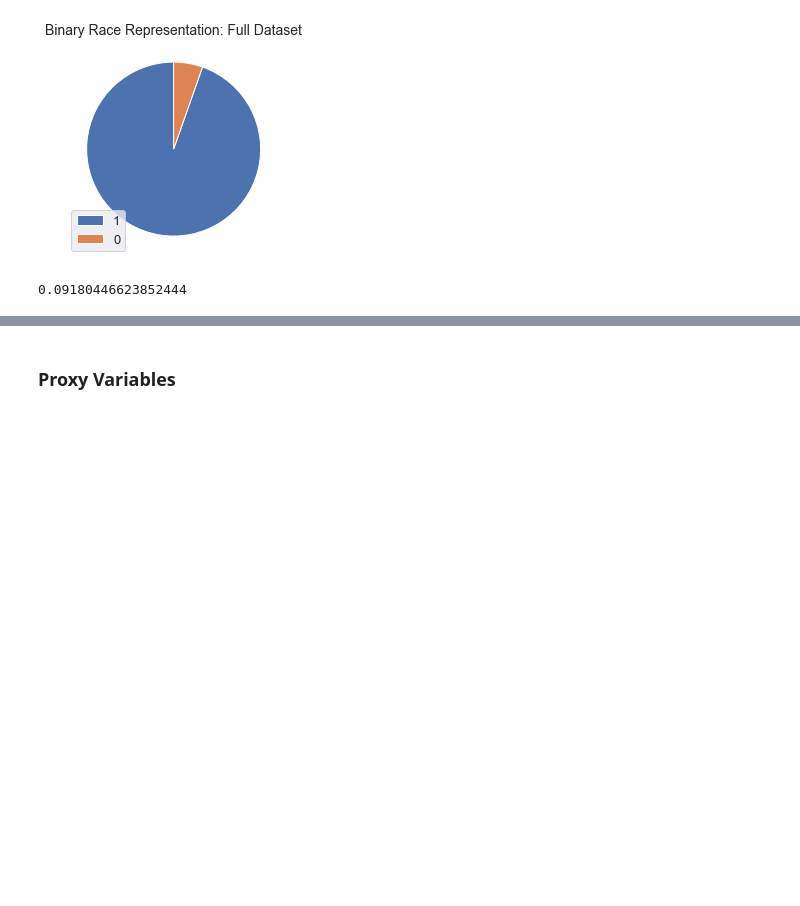
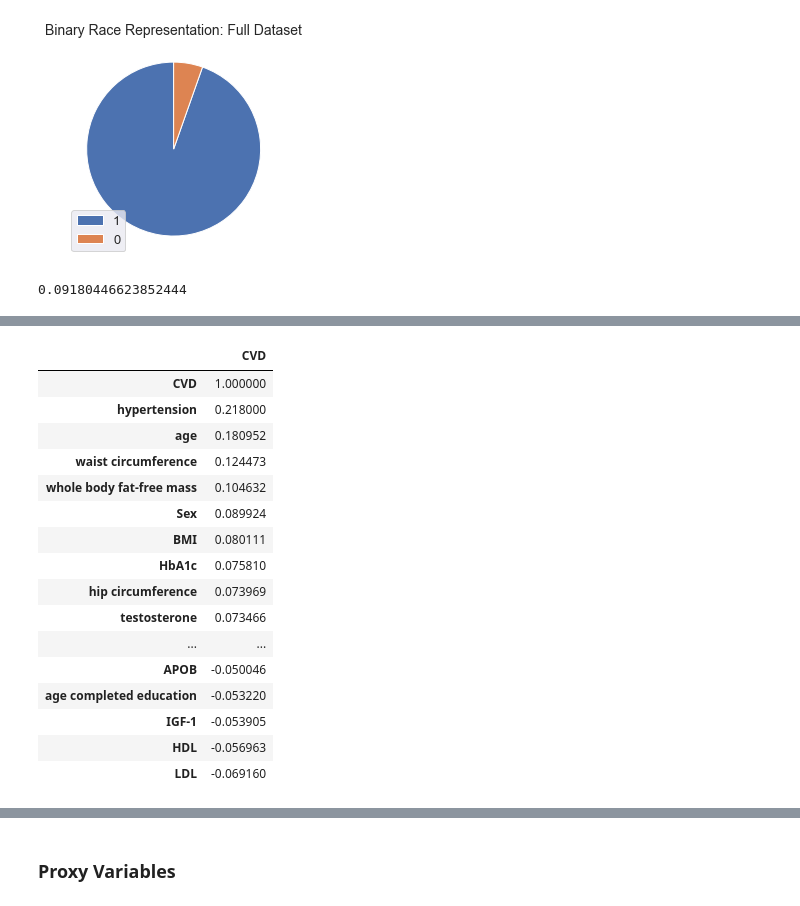
Before and after one commit to analiseb/UB-Masters-Thesis, a Jupyter notebook: PRE_eda.ipynb, the cells around one changed output, grey strips where cells are left out. Drawn from its saved outputs; the diff is of its cells as text; code cells hidden in the pictures; blank space fills up the shorter version.

```diff
--- a/PRE_eda.ipynb
+++ b/PRE_eda.ipynb
@@ -504,0 +538,20 @@ counts[1]/(counts[0]+counts[1])
+# %%
+df_sorted.head(60)
+# %% [output]
+|  | CVD |
+| CVD | 1.000000 |
+| hypertension | 0.218000 |
+| age | 0.180952 |
+| waist circumference | 0.124473 |
+| whole body fat-free mass | 0.104632 |
+| Sex | 0.089924 |
+| BMI | 0.080111 |
+| HbA1c | 0.075810 |
+| hip circumference | 0.073969 |
+| testosterone | 0.073466 |
+| ... | ... |
+| APOB | -0.050046 |
+| age completed education | -0.053220 |
+| IGF-1 | -0.053905 |
+| HDL | -0.056963 |
+| LDL | -0.069160 |
```
Also changed, not shown: parts of 6 cells of this notebook, 5 other files.
